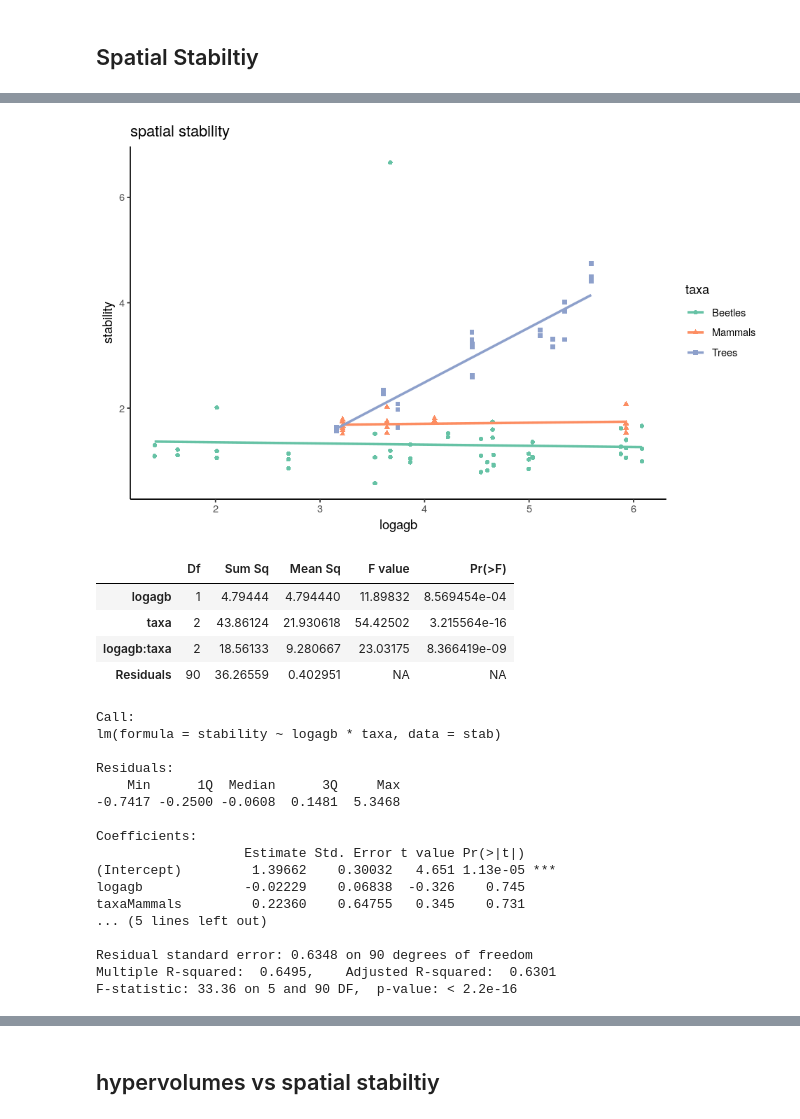
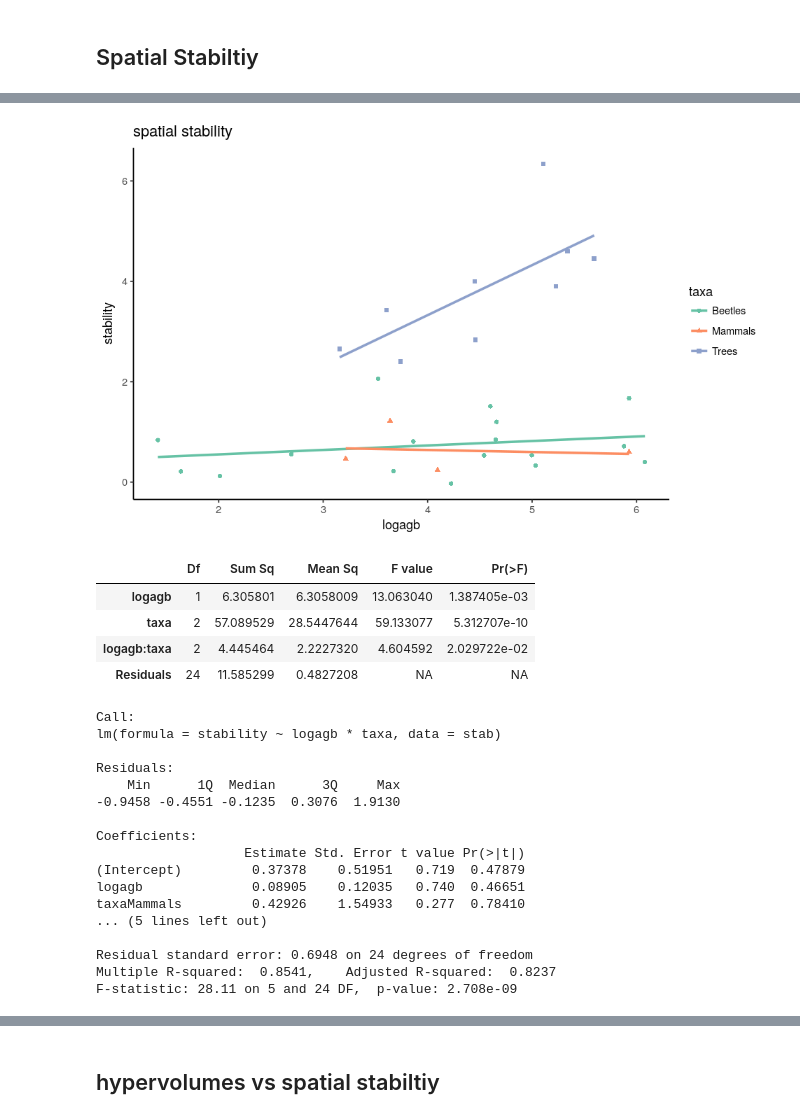
Before and after one commit to dbridg15/masters_project, a Jupyter notebook: Code/comparing_hypervolumes.ipynb, the cells around one changed output, grey strips where cells are left out. Drawn from its saved outputs; the diff is of its cells as text; code cells hidden in the pictures.

```diff
--- a/Code/comparing_hypervolumes.ipynb
+++ b/Code/comparing_hypervolumes.ipynb
@@ -337,6 +299,14 @@ btles_stb$taxa = "Beetles"
 trees_stb$plot = unlist(strsplit(trees_stb$census, "_"))[ c(T,F)]
 mamls_stb$plot = unlist(strsplit(mamls_stb$census, "_"))[ c(T,F)]
 btles_stb$plot = unlist(strsplit(btles_stb$census, "_"))[ c(T,F)]
+# %%
+trees_tstb = temporal_stability(trees)
+mamls_tstb = temporal_stability(mamls)
+btles_tstb = temporal_stability(btles)
+
+trees_tstb$taxa = "Trees"
+mamls_tstb$taxa = "Mammals"
+btles_tstb$taxa = "Beetles"
 # %%
  #merge with agb
 trees_agb = read.csv("../Results/trees_agb.csv")
@@ -350,6 +320,10 @@ colnames(btles_agb) = c("plot", "agb")
 trees_stb = merge(trees_stb, trees_agb, by = "plot")
 mamls_stb = merge(mamls_stb, mamls_agb, by = "plot")
 btles_stb = merge(btles_stb, btles_agb, by = "plot")
+
+trees_tstb = merge(trees_tstb, trees_agb, by = "plot")
+mamls_tstb = merge(mamls_tstb, mamls_agb, by = "plot")
+btles_tstb = merge(btles_tstb, btles_agb, by = "plot")
 # %%
 # setup dataframe for plotting
 stab = rbind(trees_stb, btles_stb, mamls_stb)
@@ -358,6 +332,15 @@ stab$taxa = as.factor(stab$taxa)
 
 stab$agb = stab$agb*16
 stab$logagb = log(stab$agb)
+# %%
+# setup dataframe for plotting
+stab = rbind(trees_tstb, btles_tstb, mamls_tstb)
+stab = stab[complete.cases(stab), ]
+stab$taxa = as.factor(stab$taxa)
+
+stab$agb = stab$agb*16
+stab$logagb = log(stab$agb)
+stab$stability = log(stab$stability)
 # %%
 # boxplot
 plt = ggplot(data = stab, aes(x = taxa, y = stability, color = taxa))
@@ -388,38 +371,37 @@ plt = plt + theme_classic()
 plt = plt + ggtitle("spatial stability")
 print(plt)
 # %% [output]
-[figure, old version]
+[figure, new version]
 # %%
 # model
 model = lm(stability ~ logagb*taxa, data = stab)
 anova(model)
 summary(model)
 
 trees_mdl = lm(stability ~ agb, data = subset(stab, taxa == "Trees"))
-m\
-amls_mdl = lm(stability ~ agb, data = subset(stab, taxa == "Mammals"))
+mamls_mdl = lm(stability ~ agb, data = subset(stab, taxa == "Mammals"))
 btles_mdl = lm(stability ~ agb, data = subset(stab, taxa == "Beetles"))
 # %% [output]
 |  | Df | Sum Sq | Mean Sq | F value | Pr(>F) |
-| logagb | 1 | 4.79444 | 4.794440 | 11.89832 | 8.569454e-04 |
-| taxa | 2 | 43.86124 | 21.930618 | 54.42502 | 3.215564e-16 |
-| logagb:taxa | 2 | 18.56133 | 9.280667 | 23.03175 | 8.366419e-09 |
-| Residuals | 90 | 36.26559 | 0.402951 | NA | NA |
+| logagb | 1 | 6.305801 | 6.3058009 | 13.063040 | 1.387405e-03 |
+| taxa | 2 | 57.089529 | 28.5447644 | 59.133077 | 5.312707e-10 |
+| logagb:taxa | 2 | 4.445464 | 2.2227320 | 4.604592 | 2.029722e-02 |
+| Residuals | 24 | 11.585299 | 0.4827208 | NA | NA |
 Call:
 lm(formula = stability ~ logagb * taxa, data = stab)
 
 Residuals:
     Min      1Q  Median      3Q     Max
--0.7417 -0.2500 -0.0608  0.1481  5.3468
+-0.9458 -0.4551 -0.1235  0.3076  1.9130
 
 Coefficients:
                    Estimate Std. Error t value Pr(>|t|)
-(Intercept)         1.39662    0.30032   4.651 1.13e-05 ***
-logagb             -0.02229    0.06838  -0.326    0.745
-taxaMammals         0.22360    0.64755   0.345    0.731
+(Intercept)         0.37378    0.51951   0.719  0.47879
+logagb              0.08905    0.12035   0.740  0.46651
+taxaMammals         0.42926    1.54933   0.277  0.78410
 ... (5 lines left out)
 
-Residual standard error: 0.6348 on 90 degrees of freedom
-Multiple R-squared:  0.6495,    Adjusted R-squared:  0.6301
-F-statistic: 33.36 on 5 and 90 DF,  p-value: < 2.2e-16
+Residual standard error: 0.6948 on 24 degrees of freedom
+Multiple R-squared:  0.8541,    Adjusted R-squared:  0.8237
+F-statistic: 28.11 on 5 and 24 DF,  p-value: 2.708e-09
 # %%
```
Also changed, not shown: parts of 16 cells of this notebook, 1 other file.
